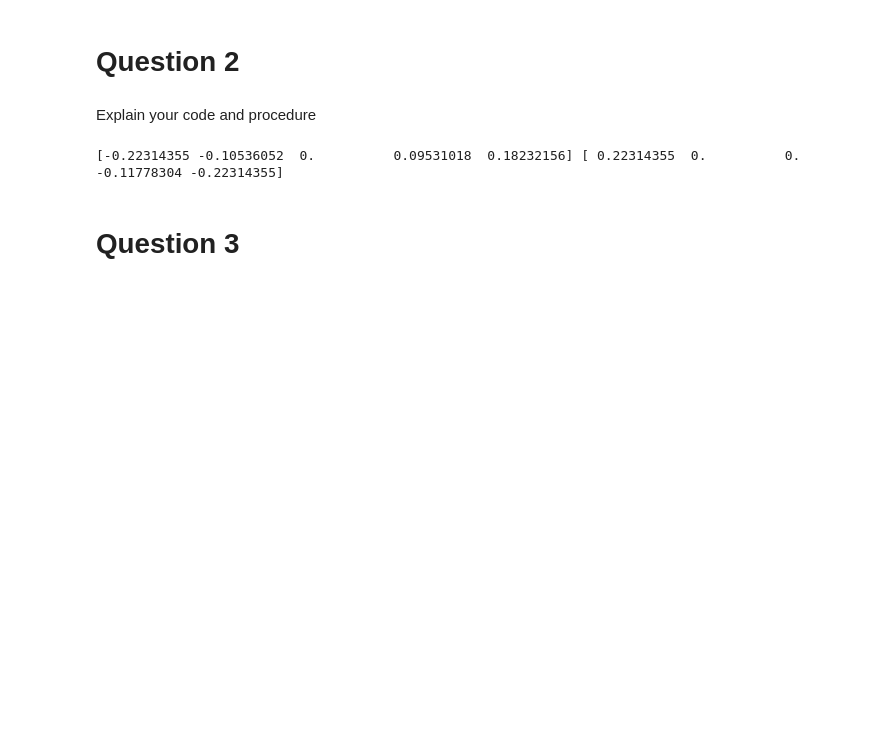
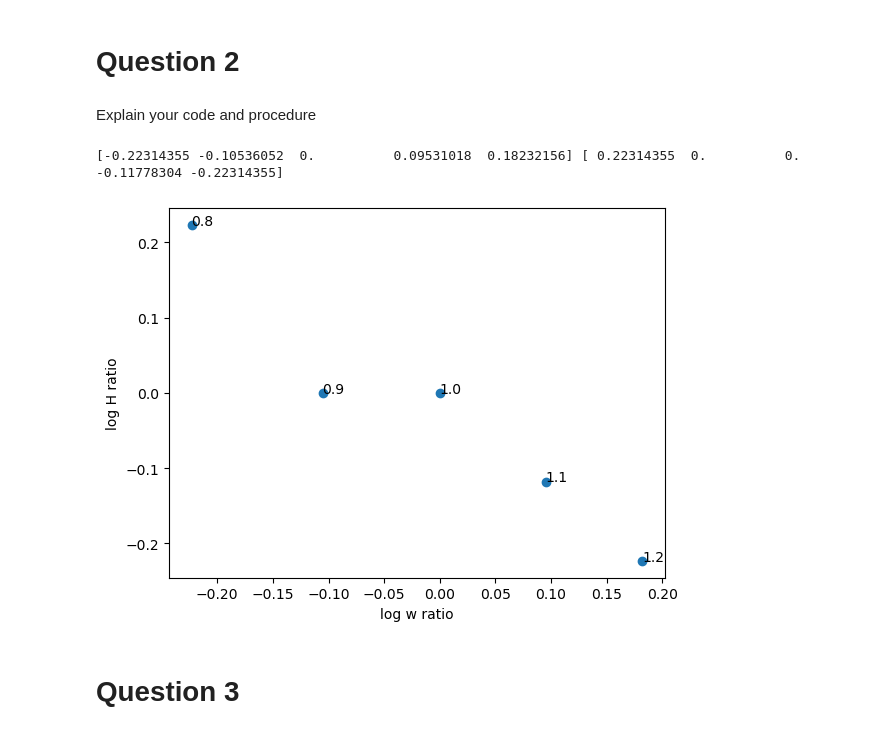
Before and after one commit to NumEconCopenhagen/projects-2023-mmj, a Jupyter notebook: inauguralproject/inauguralproject.ipynb, the cells around one changed output. Cells and saved outputs as stored; diff of their text form; code cells hidden in the pictures; blank space fills up the shorter version.

```diff
--- a/inauguralproject/inauguralproject.ipynb
+++ b/inauguralproject/inauguralproject.ipynb
@@ -94,23 +94,33 @@ Alpha = 0.75, Sigma = 1.5, HF/HM = 3.25
 # %% [markdown]
 Explain your code and procedure
 # %%
-# ..
+# Make an array of w_F
 wages_f = np.array([0.8,0.9,1.0,1.1,1.2])
 
+# Make arrays of log(wF/wM) and log(HF/HM) and filling it with zeros
 logw_ratio = np.zeros(5)
 logH_ratio = np.zeros(5)
 
-# Create new instance
+# Create new instance of the household model class
 HH2 = HHModel()
 
+# Loop over wF
 for i, wage_f in enumerate(wages_f):
     HH2.par.wF = wage_f
-    result = HH2.solve_discrete()
-    logw_ratio[i] = math.log(wage_f / HH2.par.wM)
-    logH_ratio[i] = math.log(result.HF/result.HM)
+    result = HH2.solve_discrete() # Call the discrete solve method
+    logw_ratio[i] = math.log(wage_f / HH2.par.wM) # Calculate log(wF/wM)
+    logH_ratio[i] = math.log(result.HF/result.HM) # Calculate log(HF/HM)
 print(logw_ratio,logH_ratio)
+
+plt.scatter(logw_ratio,logH_ratio) # Make a scatter plot
+plt.xlabel("log w ratio")
+plt.ylabel("log H ratio")
+for i, txt in enumerate(wages_f):
+    plt.annotate(txt, (logw_ratio[i], logH_ratio[i])) # Annotate each data point with the corresponding value of wF
+plt.show()
 # %% [output]
 [-0.22314355 -0.10536052  0.          0.09531018  0.18232156] [ 0.22314355  0.          0.         -0.11778304 -0.22314355]
+[figure, added]
 # %% [markdown]
 # Question 3
 # %% [markdown]
```
Also changed, not shown: parts of 1 cell of this notebook.
